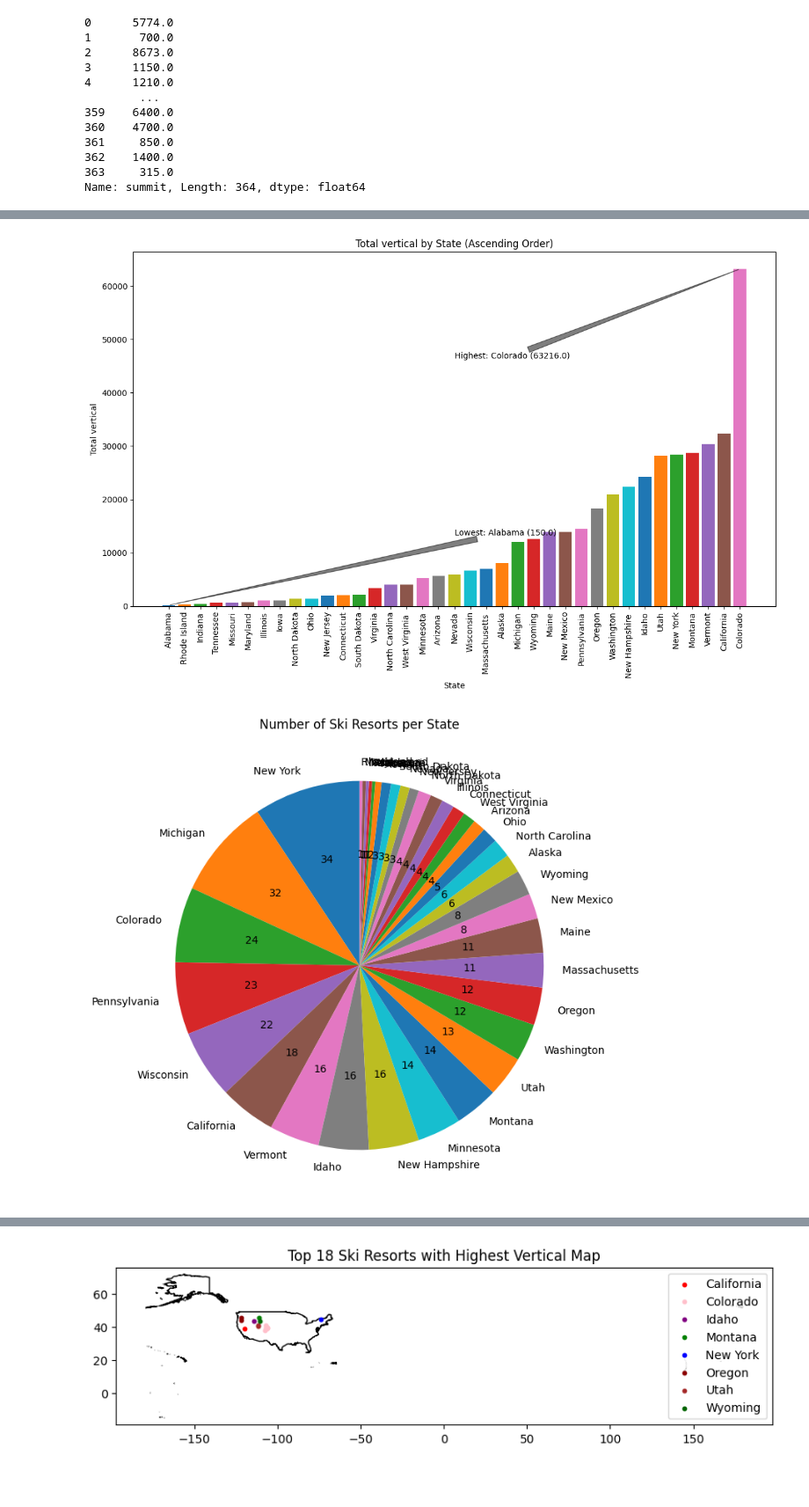
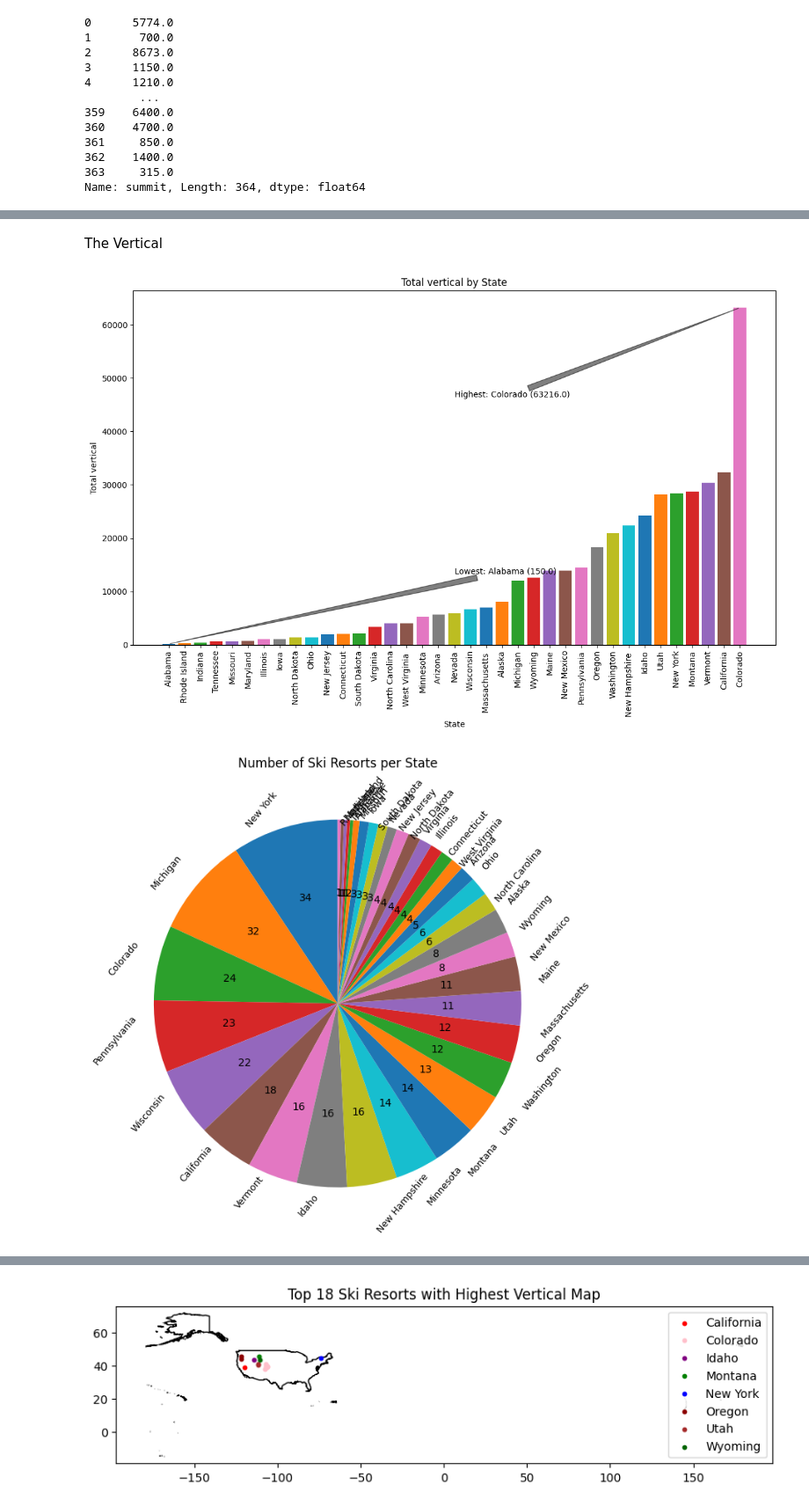
Before and after one commit to emilytan32/data_project_2023, a Jupyter notebook: skiresort_dataset.ipynb, the cells around one changed output, grey strips where cells are left out. Shown at 88% size. Cells and saved outputs as stored; diff of their text form; code cells hidden in the pictures; blank space fills up the shorter version.

```diff
--- a/skiresort_dataset.ipynb
+++ b/skiresort_dataset.ipynb
@@ -214,3 +268,5 @@ plt.show()
+# %% [markdown]
+The Vertical
 # %%
 sorted_df = ski_df.sort_values(by='vertical')
 unique_states = sorted_df['state'].unique()
@@ -234,7 +290,7 @@ ax.set_xticklabels([state for state, _ in state_totals], rotation='vertical')
 ax.set_xlabel('State')
 ax.set_ylabel('Total vertical')
 
-ax.set_title('Total vertical by State (Ascending Order)')
+ax.set_title('Total vertical by State')
 
 lowest_state = state_totals[0][0]
 lowest_value = state_totals[0][1]
@@ -253,18 +309,22 @@ plt.tight_layout()
 
 plt.show()
 # %% [output]
-[figure, old version]
+[figure, new version]
 # %%
 resorts_per_state = ski_df['state'].value_counts()
 
 fig, ax = plt.subplots(figsize=(8, 8))
-ax.pie(resorts_per_state, labels=resorts_per_state.index, autopct=lambda p: '{:.0f}'.format(p * sum(resorts_per_state) / 100),
-       startangle=90)
+pie = ax.pie(resorts_per_state, labels=resorts_per_state.index, autopct=lambda p: '{:.0f}'.format(p * sum(resorts_per_state) / 100),
+              startangle=90)
+for label in pie[1]:
+    label.set_fontsize(9)
+    label.set_rotation(50)
+
 ax.set_title('Number of Ski Resorts per State')
 
 plt.show()
 # %% [output]
-[figure, old version]
+[figure, new version]
 # %%
 sorted_df = ski_df.sort_values(by='vertical')
 unique_states = sorted_df['state'].unique()
```
Also changed, not shown: parts of 22 cells of this notebook.
